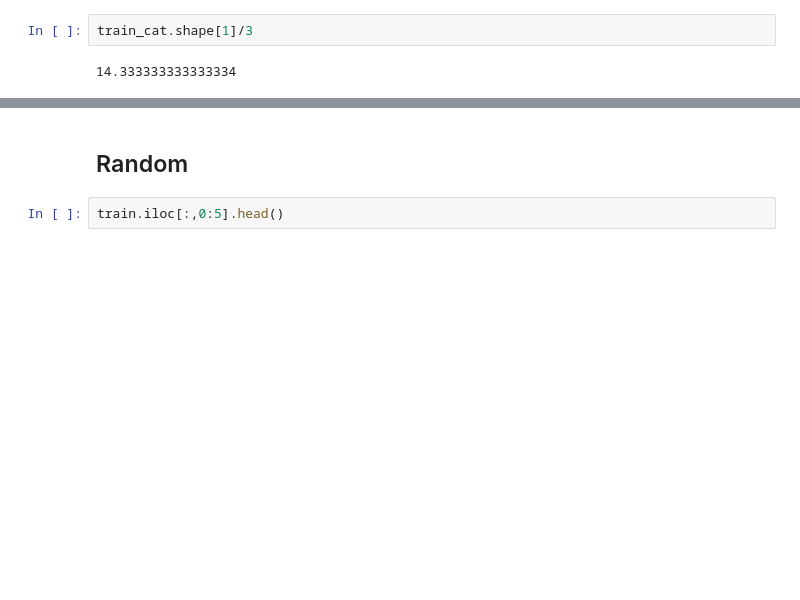
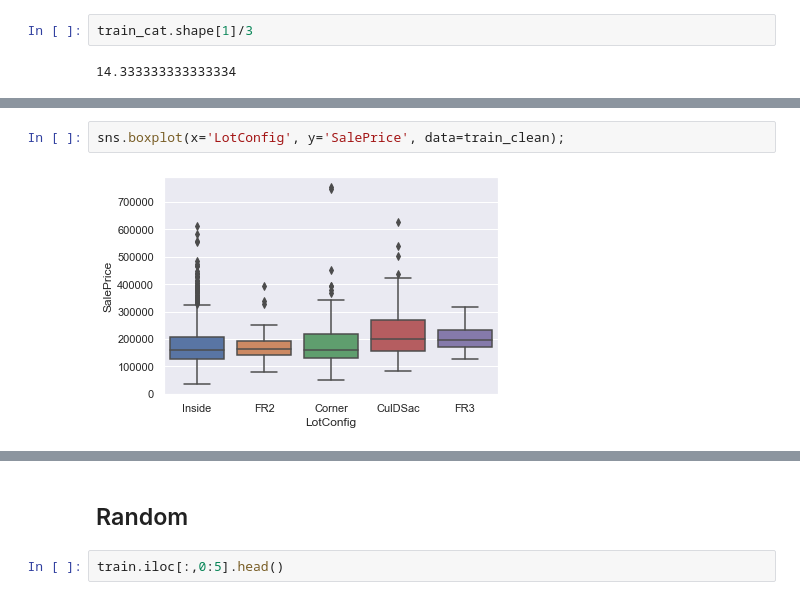
Before and after one commit to gepallas/ML_House_Prices, a Jupyter notebook: HousePricesEDA.ipynb, the cells around one changed output, grey strips where cells are left out. Saved outputs shown, nothing was run; the diff lists cells and outputs as text; blank space fills up the shorter version.

```diff
--- a/HousePricesEDA.ipynb
+++ b/HousePricesEDA.ipynb
@@ -900,0 +918,4 @@ I should clean the data and plot them again to better see the categorical featur
+# %%
+sns.boxplot(x='LotConfig', y='SalePrice', data=train_clean);
+# %% [output]
+[figure, added]
```
Also changed, not shown: parts of 20 cells of this notebook.
